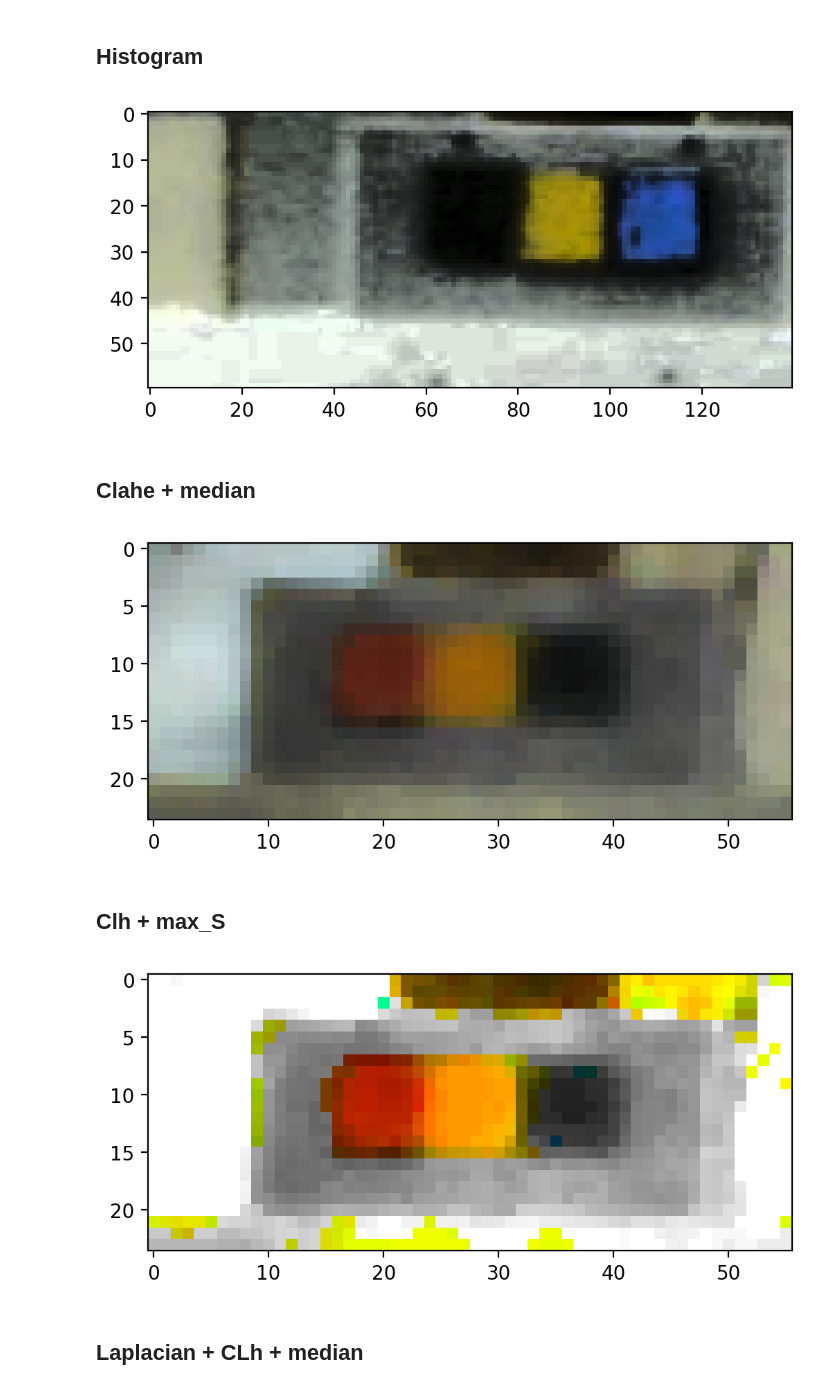
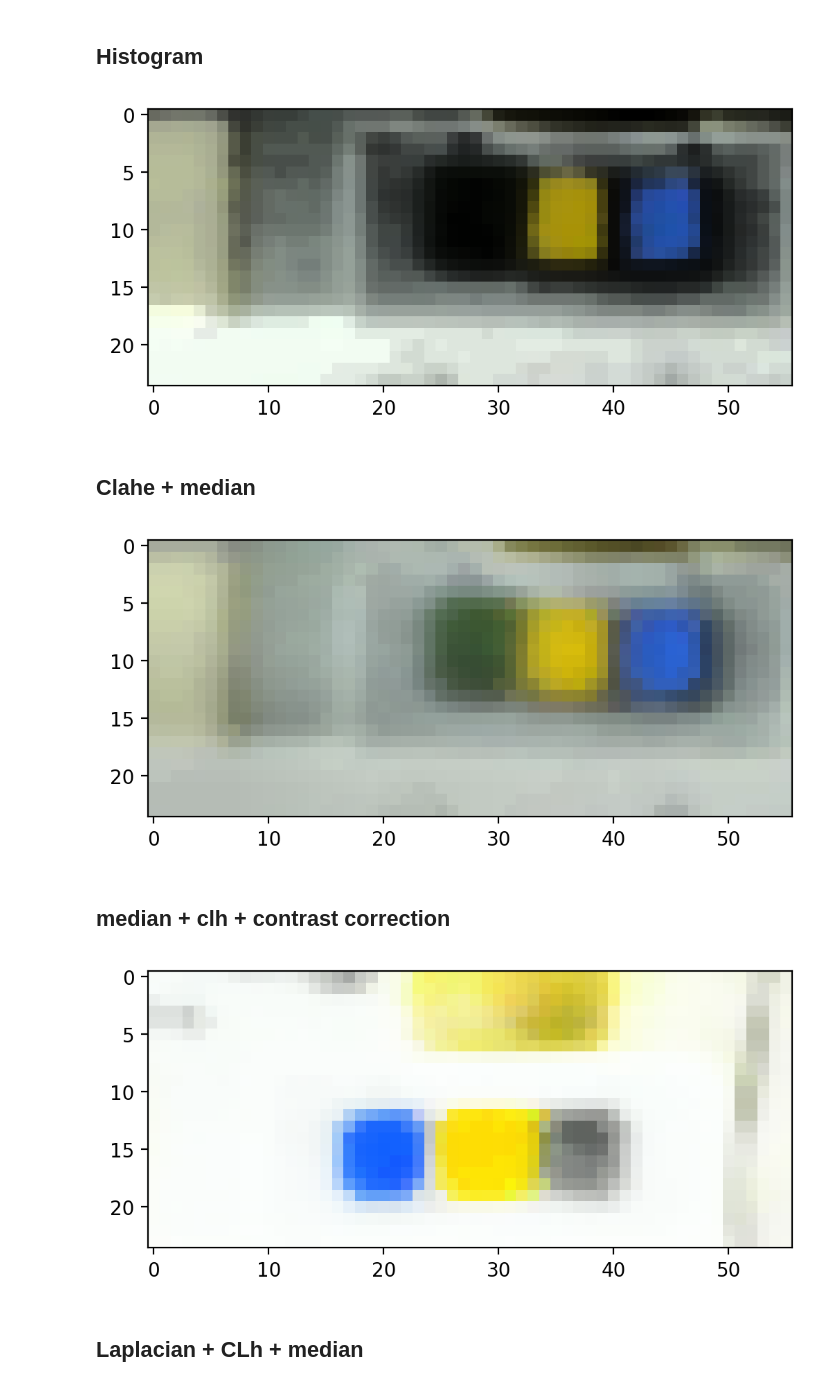
Before and after one commit to SkoltechRobotics/Eurobot2018, a Jupyter notebook: ComputerVision/CubeSequenceRecognition/PlanRecognition.ipynb, the cells around one changed output. Cells and saved outputs as stored; diff of their text form; code cells hidden in the pictures.

```diff
--- a/ComputerVision/CubeSequenceRecognition/PlanRecognition.ipynb
+++ b/ComputerVision/CubeSequenceRecognition/PlanRecognition.ipynb
@@ -59,7 +64,7 @@ ax.imshow(orig_colors_img)
 # %% [markdown]
 # Show image
 # %%
-img = cv2.cvtColor(cv2.imread("imgs/142.png"), cv2.COLOR_BGR2RGB)
+img = cv2.cvtColor(cv2.imread("imgs/321_1.png"), cv2.COLOR_BGR2RGB)
 fig, ax = plt.subplots(1, 1, figsize=(6, 4), dpi=200)
 ax.imshow(img);
 # %% [output]
@@ -68,3 +91,19 @@ ax.imshow(img);
 # Projection transformation using specific matrix
 # %%
 step = 4
+# %%
+# img_points = np.float32([(743, 590), (744, 527), (860, 528), (861, 596)])
+# h_border = 3 * step * 2
+# w_border = 20 * step * 2
+img_points = np.float32([(798, 549), (798, 488), (912, 487), (912, 553)])
+# d_point = np.float32((730, 460))
+# img_points -= d_point
+h_border = 3 * step * 2
+w_border = 7 * step * 2
+h_rect = int(130 / 30 * step)
+w_rect = int(300 / 30 * step)
+dw = (w_border - w_rect) / 2
+dh = (h_border - h_rect) / 2
+real_points = np.float32([(dw, h_border - dh), (dw, dh),
+                          (w_border - dw, dh), (w_border - dw, h_border - dh)])
+M = cv2.getPerspectiveTransform(img_points, real_points)
@@ -98,7 +172,7 @@ hist_img = cv2.cvtColor(hist_img, cv2.COLOR_HSV2RGB)
 fig, ax = plt.subplots(1, 1, figsize=(6, 4), dpi=200)
 ax.imshow(hist_img);
 # %% [output]
-[figure, old version]
+[figure, new version]
 # %% [markdown]
 ## Clahe + median
 # %%
@@ -112,27 +186,29 @@ clh_img = cv2.cvtColor(clh_img, cv2.COLOR_HSV2RGB)
 fig, ax = plt.subplots(1, 1, figsize=(6, 4), dpi=200)
 ax.imshow(clh_img);
 # %% [output]
-[figure, old version]
+[figure, new version]
-# %% [markdown]
-## Clh + max_S
+# %% [markdown]
+## median + clh + contrast correction
 # %%
 vl = int(step / 4)
 img_1 = cv2.medianBlur(small_img, step - 1 + step % 2)
 
 clh_img = cv2.cvtColor(img_1, cv2.COLOR_RGB2HSV)
 clahe = cv2.createCLAHE(clipLimit=3.0, tileGridSize=(step, step))
 clh_img[:, :, 2] = clahe.apply(clh_img[:, :, 2])
 clh_img = cv2.cvtColor(clh_img, cv2.COLOR_HSV2RGB)
 
 img2 = cv2.cvtColor(clh_img, cv2.COLOR_RGB2HSV)
-img2[:, :, 1] = np.where(img2[:, :, 1] > np.mean(img2[:, :, 1]), 255, 0)
-img2[:, :, 2] = np.where(img2[:, :, 2] > 125, 255, 2 * img2[:, :, 2])
+img2[:, :, 1] = skimage.exposure.adjust_sigmoid(img2[:, :, 1], 0.5, 10)
+img2[:, :, 2] = skimage.exposure.adjust_sigmoid(img2[:, :, 2], np.mean(img2[:, :, 1] / 255), 10)
+# img2[:, :, 1] = np.where(img2[:, :, 1] > np.mean(img2[:, :, 1]), 255, 0)
+# img2[:, :, 2] = np.where(img2[:, :, 2] > 125, 255, 2 * img2[:, :, 2])
 img2 = cv2.cvtColor(img2, cv2.COLOR_HSV2RGB)
 clh_contr_img = img2
 fig, ax = plt.subplots(1, 1, figsize=(6, 4), dpi=200)
 ax.imshow(img2, cmap="gray");
 # %% [output]
-[figure, old version]
+[figure, new version]
 # %% [markdown]
 ## Laplacian + CLh + median
 # %%
```
Also changed, not shown: parts of 39 cells of this notebook, 19 other files.
